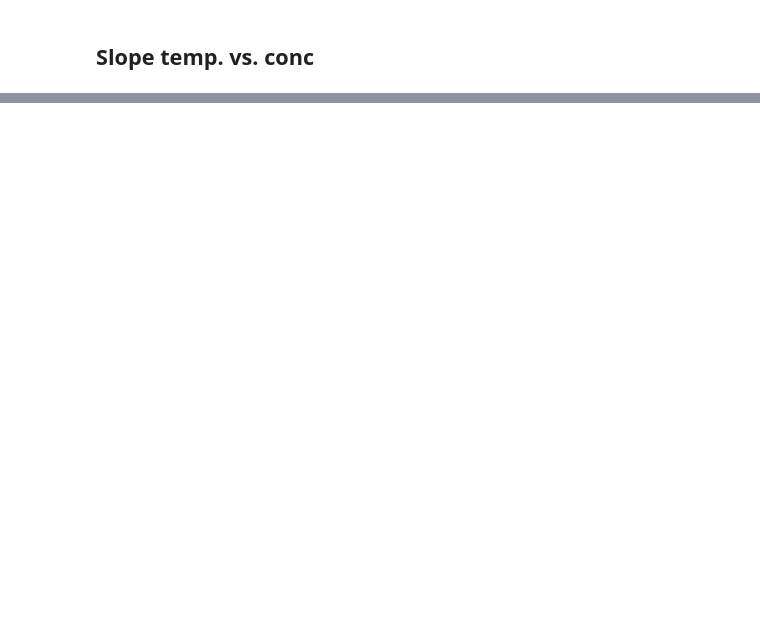
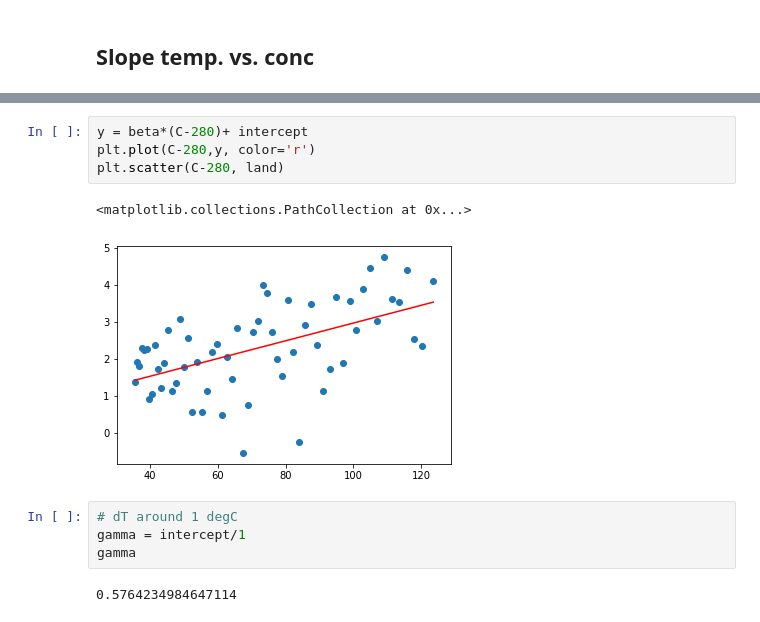
Before and after one commit to rursino/carbon-cycle-feedbacks, a Jupyter notebook: Peylin_flux/Notebooks/CO2_reg.ipynb, the cells around one changed output, grey strips where cells are left out. Drawn from its saved outputs; the diff is of its cells as text; blank space fills up the shorter version.

```diff
--- a/Peylin_flux/Notebooks/CO2_reg.ipynb
+++ b/Peylin_flux/Notebooks/CO2_reg.ipynb
@@ -439,0 +387,13 @@ plot_df_var(df)
+# %%
+y = beta*(C-280)+ intercept
+plt.plot(C-280,y, color='r')
+plt.scatter(C-280, land)
+# %% [output]
+<matplotlib.collections.PathCollection at 0x...>
+[figure, added]
+# %%
+# dT around 1 degC
+gamma = intercept/1
+gamma
+# %% [output]
+0.5764234984647114
```
Also changed, not shown: parts of 34 cells of this notebook, 23 other files.
